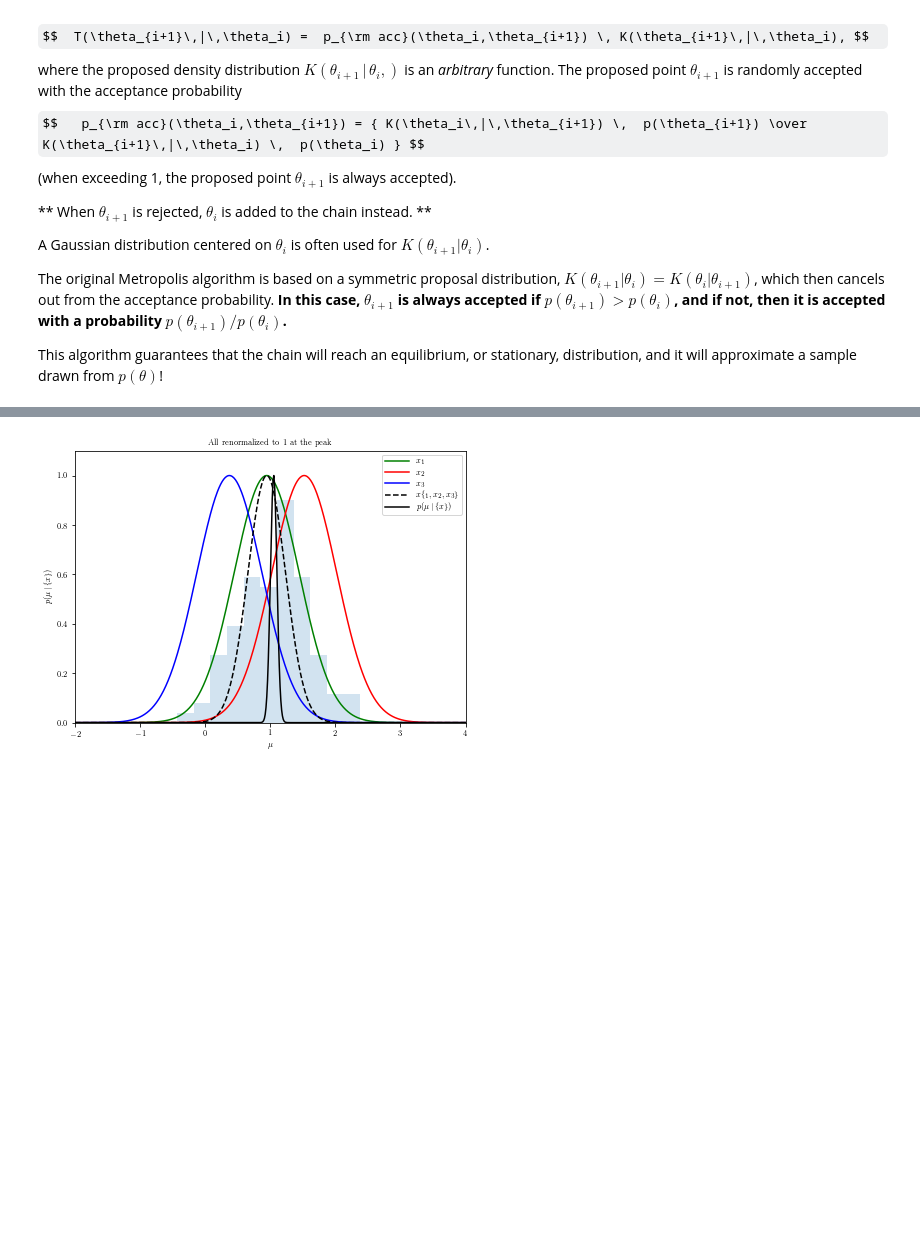
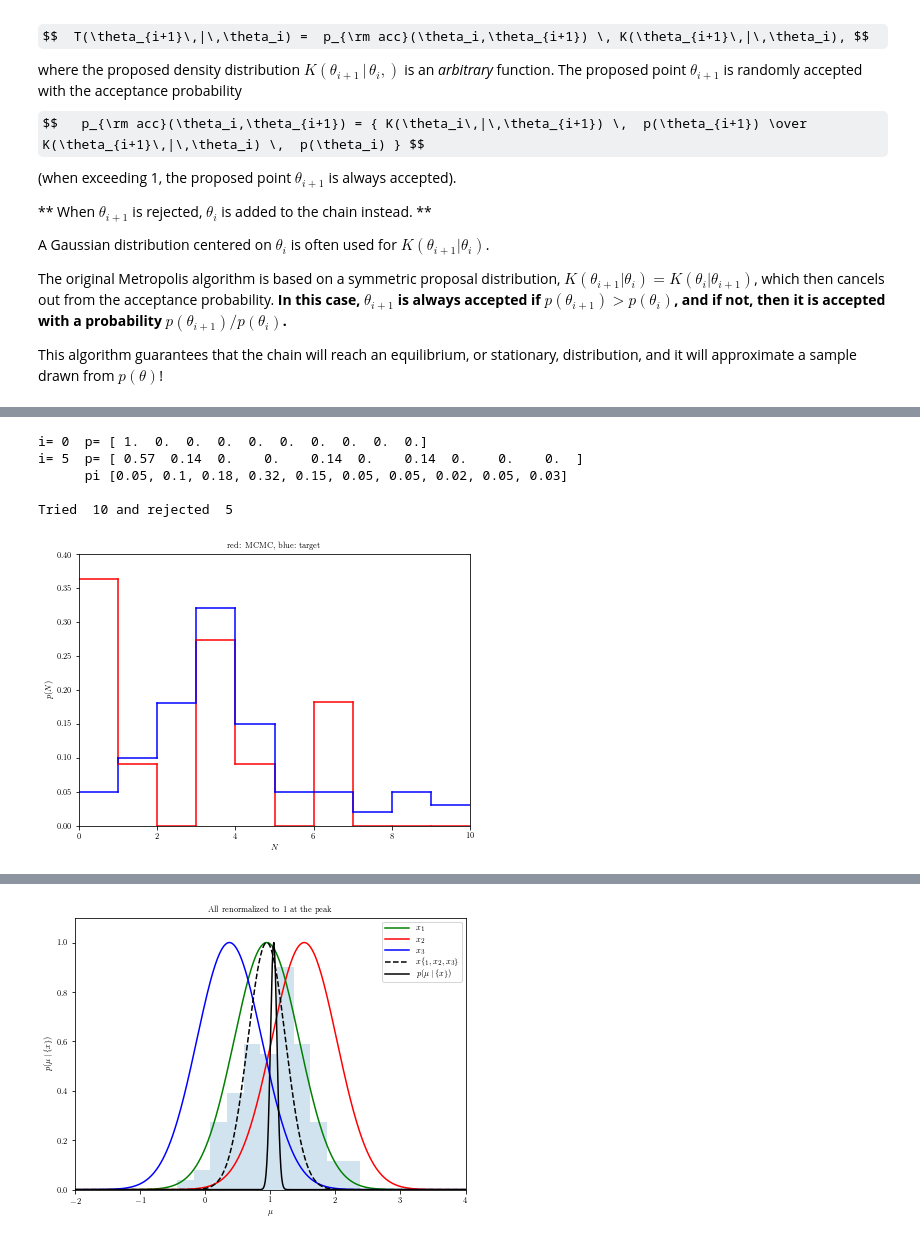
Before and after one commit to Ragadeepika-Pucha/astr-324-s17, a Jupyter notebook: notebooks/Week-5-Tue.ipynb, the cells around one changed output, grey strips where cells are left out. Drawn from its saved outputs; the diff is of its cells as text; code cells hidden in the pictures; some formulas as TeX source; blank space fills up the shorter version.

```diff
--- a/notebooks/Week-5-Tue.ipynb
+++ b/notebooks/Week-5-Tue.ipynb
@@ -557,0 +624,77 @@ Let's try it!
+# %%
+def doSimpleMCMC(pi, priorIndex, Niter, printStep, plot = 0):
+
+    # starting states
+    states = np.array([0, 0, 0, 0, 0, 0, 0, 0, 0, 0])
+    states[priorIndex] += 1
+    Nreject = 0
+
+    for i in range(0, Niter):
+        ## get index for the proposed new state: completely random from 10 states
+        newind = np.random.randint(low=0, high=10) # a number between 0 and 9 (inclusive)
+        # MCMC rules:
+        # if a uniform variate 0-1 larger than pi[newind]/pi[priorIndex], reject proposed newind
+        # and otherwise accept it
+        reject = 0
+        if (np.random.uniform() > pi[newind]/pi[priorIndex]):
+            reject = 1
+        if (reject):
+            states[priorIndex] += 1
+            Nreject += 1
+        else:
+            states[newind] += 1
+            priorIndex = newind
+        if (i/printStep*printStep == i):
+            prob = 1.0*states / np.sum(states)
+            for j in range(0,np.size(prob)):
+                prob[j] = float("{0:.2f}".format(prob[j]))
+            print 'i=',i,' p=', prob
+
+    print '      pi', pi
+    print ''
+    print 'Tried ', Niter, 'and rejected ', Nreject
+
+    if (plot):
+        plotP(pi, states)
+
+    return states
+
+def plotP(pi,states):
+    prob = 1.0*states / np.sum(states)
+
+    # plot
+    fig, ax = plt.subplots(figsize=(7, 5))
+
+    N = np.size(pi)
+    for i in range(0,N):
+        plt.plot([i,i+1],[prob[i],prob[i]], c='red')
+        plt.plot([i,i+1],[pi[i],pi[i]], '-', c='blue')
+        if (i < (N-1)):
+            plt.plot([i+1,i+1],[prob[i],prob[i+1]], c='red')
+            plt.plot([i+1,i+1],[pi[i],pi[i+1]], '-', c='blue')
+
+    plt.xlim(0, 10)
+    ymax = 1.1*np.max(pi)
+    if (np.max(prob)>np.max(pi)):
+        ymax = 1.1*np.max(prob)
+    plt.ylim(0, ymax)
+    plt.xlabel('$N$')
+    plt.ylabel(r'$p(N)$')
+    plt.title('red: MCMC, blue: target')
+    plt.show()
+
+
+# target distribution for 9 states
+pi = [0.05, 0.10, 0.18, 0.32, 0.15, 0.05, 0.05, 0.02, 0.05, 0.03]
+startIndex = 0
+Niter = 10
+printStep = 1
+# states = doSimpleMCMC(pi, startIndex, Niter, printStep)
+states = doSimpleMCMC(pi, startIndex, 10, 5, 1)
+# %% [output]
+i= 0  p= [ 1.  0.  0.  0.  0.  0.  0.  0.  0.  0.]
+i= 5  p= [ 0.57  0.14  0.    0.    0.14  0.    0.14  0.    0.    0.  ]
+      pi [0.05, 0.1, 0.18, 0.32, 0.15, 0.05, 0.05, 0.02, 0.05, 0.03]
+
+Tried  10 and rejected  5
+[figure, added]
```
Also changed, not shown: parts of 4 cells of this notebook.
